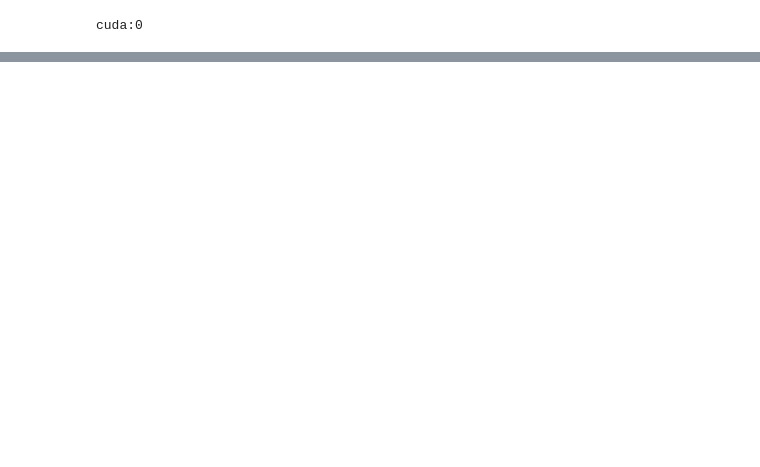
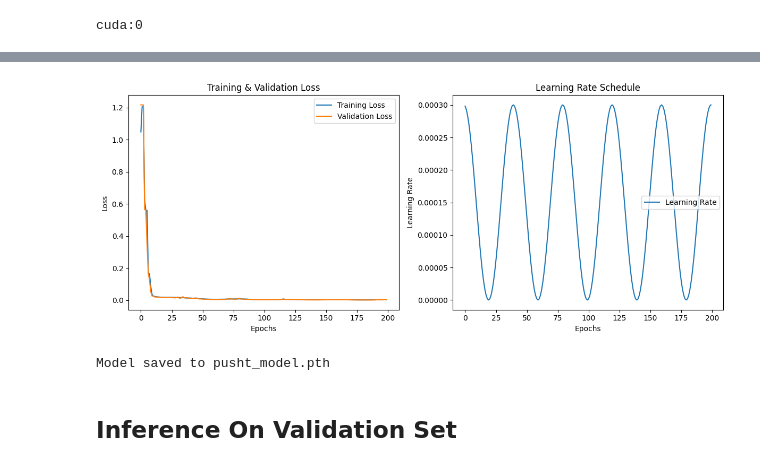
Before and after one commit to florianfrick/pushT, a Jupyter notebook: pusht.ipynb, the cells around one changed output, grey strips where cells are left out. Saved outputs shown, nothing was run; the diff lists cells and outputs as text; code cells hidden in the pictures; blank space fills up the shorter version.

```diff
--- a/pusht.ipynb
+++ b/pusht.ipynb
@@ -245,0 +255,22 @@ HfMoondream(
+# %%
+# model parameters
+img_size = 96               # Training images are 96x96
+in_channels = 3             # RGB images
+
+n_enc_layers = 8
+n_dec_layers = 8
+n_queries = pred_horizon    # Number of actons
+
+patch_size = 8
+emb_dim = 512
+n_heads = 16
+n_layers = 12
+dropout = 0.1
+# %%
+from action_model import VisionActionModel
+
+model = VisionActionModel(img_size, patch_size, in_channels, emb_dim, n_heads, n_enc_layers, n_dec_layers, n_queries, dropout)
+print(model)
+
+total_params = sum(p.numel() for p in model.parameters())
+print(f'Total parameters: {total_params}')
@@ -605,0 +387,35 @@ plt.show()
+# %%
+# Plotting the results
+plt.figure(figsize=(12, 5))
+
+# Plotting training and validation loss
+plt.subplot(1, 2, 1)
+plt.plot(train_losses, label='Training Loss')
+plt.plot(val_losses, label='Validation Loss')
+plt.title('Training & Validation Loss')
+plt.xlabel('Epochs')
+plt.ylabel('Loss')
+plt.legend()
+
+# Plotting learning rate
+plt.subplot(1, 2, 2)
+plt.plot(learning_rates, label='Learning Rate')
+plt.title('Learning Rate Schedule')
+plt.xlabel('Epochs')
+plt.ylabel('Learning Rate')
+plt.legend()
+
+plt.tight_layout()
+plt.show()
+# %% [output]
+[figure, added]
+# %%
+MODEL_PATH = 'pusht_model.pth'
+
+torch.save(model.state_dict(), MODEL_PATH)
+
+print(f'Model saved to {MODEL_PATH}')
+# %% [output]
+Model saved to pusht_model.pth
+# %% [markdown]
+## Inference On Validation Set
```
Also changed, not shown: parts of 35 cells of this notebook, 12 other files.
